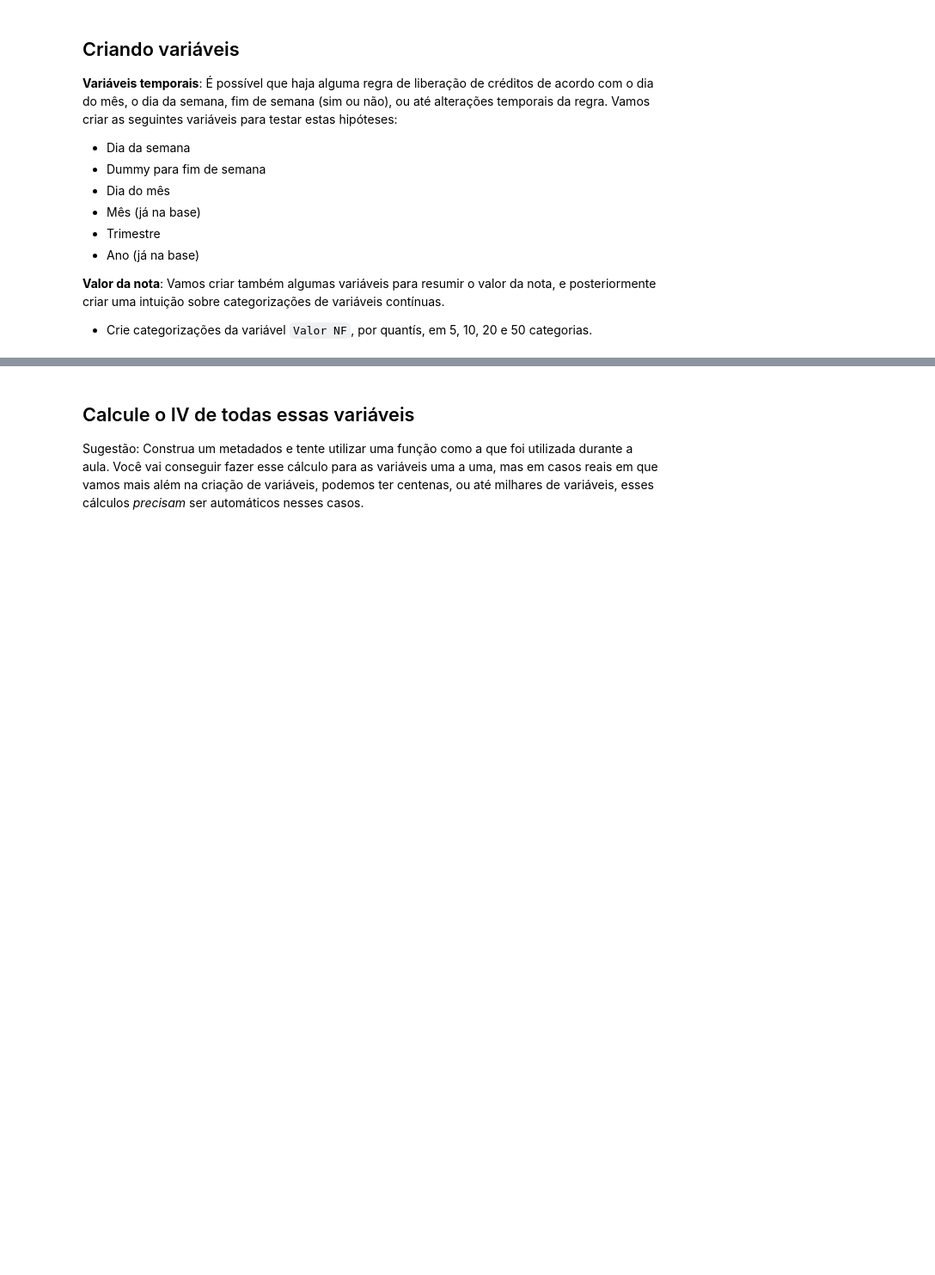
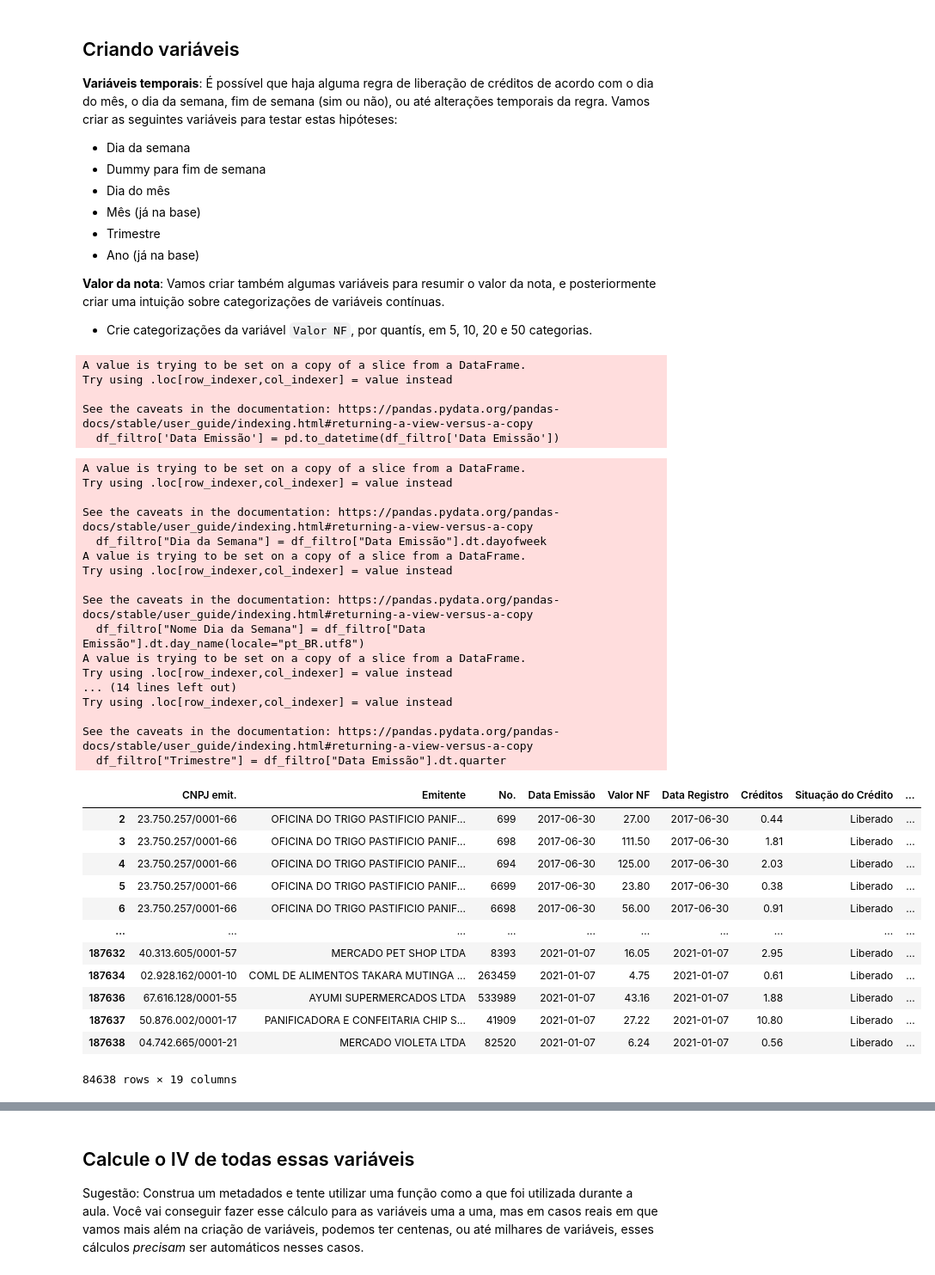
Before and after one commit to rafazagari/Curso-EBAC-Data-Science, a Jupyter notebook: Modulo 36 - Tarefa 2 - Análise de dados categorizados.ipynb, the cells around one changed output, grey strips where cells are left out. Shown at 86% size. Saved outputs shown, nothing was run; the diff lists cells and outputs as text; code cells hidden in the pictures; blank space fills up the shorter version.

````diff
--- a/Modulo 36 - Tarefa 2 - Análise de dados categorizados.ipynb
+++ b/Modulo 36 - Tarefa 2 - Análise de dados categorizados.ipynb
@@ -39,3 +80,62 @@ Ainda sobre a base da NFP vista na tarefa passada:
 **Valor da nota**: Vamos criar também algumas variáveis para resumir o valor da nota, e posteriormente criar uma intuição sobre categorizações de variáveis contínuas.
 
 - Crie categorizações da variável ```Valor NF```, por quantís, em 5, 10, 20 e 50 categorias.
+# %%
+# Conversão da 'Data emissão' para o formato datetime
+df_filtro['Data Emissão'] = pd.to_datetime(df_filtro['Data Emissão'])
+# %% [output]
+A value is trying to be set on a copy of a slice from a DataFrame.
+Try using .loc[row_indexer,col_indexer] = value instead
+
+See the caveats in the documentation: https://pandas.pydata.org/pandas-docs/stable/user_guide/indexing.html#returning-a-view-versus-a-copy
+  df_filtro['Data Emissão'] = pd.to_datetime(df_filtro['Data Emissão'])
+# %%
+# Proximo passo é criar as variaveis que foram solicitadas
+# Dia da semana e seu respectivo nome
+df_filtro["Dia da Semana"] = df_filtro["Data Emissão"].dt.dayofweek
+df_filtro["Nome Dia da Semana"] = df_filtro["Data Emissão"].dt.day_name(locale="pt_BR.utf8")
+
+# Dummy para fim de semana
+df_filtro["Fim de semana"] = df_filtro["Dia da Semana"].isin([5, 6]).astype(int)
+
+# Dia do mês
+df_filtro["Dia do Mês"] = df_filtro["Data Emissão"].dt.day
+
+# Mês
+df_filtro["Mês"] = df_filtro["Data Emissão"].dt.month
+
+# Trimestre
+df_filtro["Trimestre"] = df_filtro["Data Emissão"].dt.quarter
+
+df_filtro
+# %% [output]
+A value is trying to be set on a copy of a slice from a DataFrame.
+Try using .loc[row_indexer,col_indexer] = value instead
+
+See the caveats in the documentation: https://pandas.pydata.org/pandas-docs/stable/user_guide/indexing.html#returning-a-view-versus-a-copy
+  df_filtro["Dia da Semana"] = df_filtro["Data Emissão"].dt.dayofweek
+A value is trying to be set on a copy of a slice from a DataFrame.
+Try using .loc[row_indexer,col_indexer] = value instead
+
+See the caveats in the documentation: https://pandas.pydata.org/pandas-docs/stable/user_guide/indexing.html#returning-a-view-versus-a-copy
+  df_filtro["Nome Dia da Semana"] = df_filtro["Data Emissão"].dt.day_name(locale="pt_BR.utf8")
+A value is trying to be set on a copy of a slice from a DataFrame.
+Try using .loc[row_indexer,col_indexer] = value instead
+... (14 lines left out)
+Try using .loc[row_indexer,col_indexer] = value instead
+
+See the caveats in the documentation: https://pandas.pydata.org/pandas-docs/stable/user_guide/indexing.html#returning-a-view-versus-a-copy
+  df_filtro["Trimestre"] = df_filtro["Data Emissão"].dt.quarter
+|  | CNPJ emit. | Emitente | No. | Data Emissão | Valor NF | Data Registro | Créditos | Situação do Crédito | ... |
+| 2 | 23.750.257/0001-66 | OFICINA DO TRIGO PASTIFICIO PANIF... | 699 | 2017-06-30 | 27.00 | 2017-06-30 | 0.44 | Liberado | ... |
+| 3 | 23.750.257/0001-66 | OFICINA DO TRIGO PASTIFICIO PANIF... | 698 | 2017-06-30 | 111.50 | 2017-06-30 | 1.81 | Liberado | ... |
+| 4 | 23.750.257/0001-66 | OFICINA DO TRIGO PASTIFICIO PANIF... | 694 | 2017-06-30 | 125.00 | 2017-06-30 | 2.03 | Liberado | ... |
+| 5 | 23.750.257/0001-66 | OFICINA DO TRIGO PASTIFICIO PANIF... | 6699 | 2017-06-30 | 23.80 | 2017-06-30 | 0.38 | Liberado | ... |
+| 6 | 23.750.257/0001-66 | OFICINA DO TRIGO PASTIFICIO PANIF... | 6698 | 2017-06-30 | 56.00 | 2017-06-30 | 0.91 | Liberado | ... |
+| ... | ... | ... | ... | ... | ... | ... | ... | ... | ... |
+| 187632 | 40.313.605/0001-57 | MERCADO PET SHOP LTDA | 8393 | 2021-01-07 | 16.05 | 2021-01-07 | 2.95 | Liberado | ... |
+| 187634 | 02.928.162/0001-10 | COML DE ALIMENTOS TAKARA MUTINGA ... | 263459 | 2021-01-07 | 4.75 | 2021-01-07 | 0.61 | Liberado | ... |
+| 187636 | 67.616.128/0001-55 | AYUMI SUPERMERCADOS LTDA | 533989 | 2021-01-07 | 43.16 | 2021-01-07 | 1.88 | Liberado | ... |
+| 187637 | 50.876.002/0001-17 | PANIFICADORA E CONFEITARIA CHIP S... | 41909 | 2021-01-07 | 27.22 | 2021-01-07 | 10.80 | Liberado | ... |
+| 187638 | 04.742.665/0001-21 | MERCADO VIOLETA LTDA | 82520 | 2021-01-07 | 6.24 | 2021-01-07 | 0.56 | Liberado | ... |
+84638 rows × 19 columns
````
Also changed, not shown: parts of 4 cells of this notebook, 1 other file.
